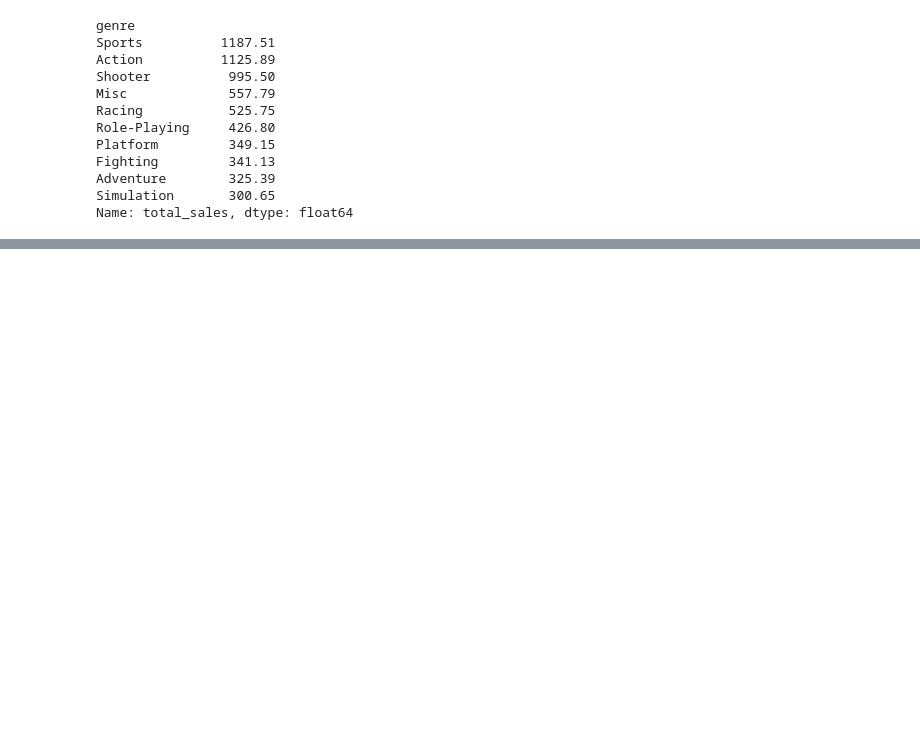
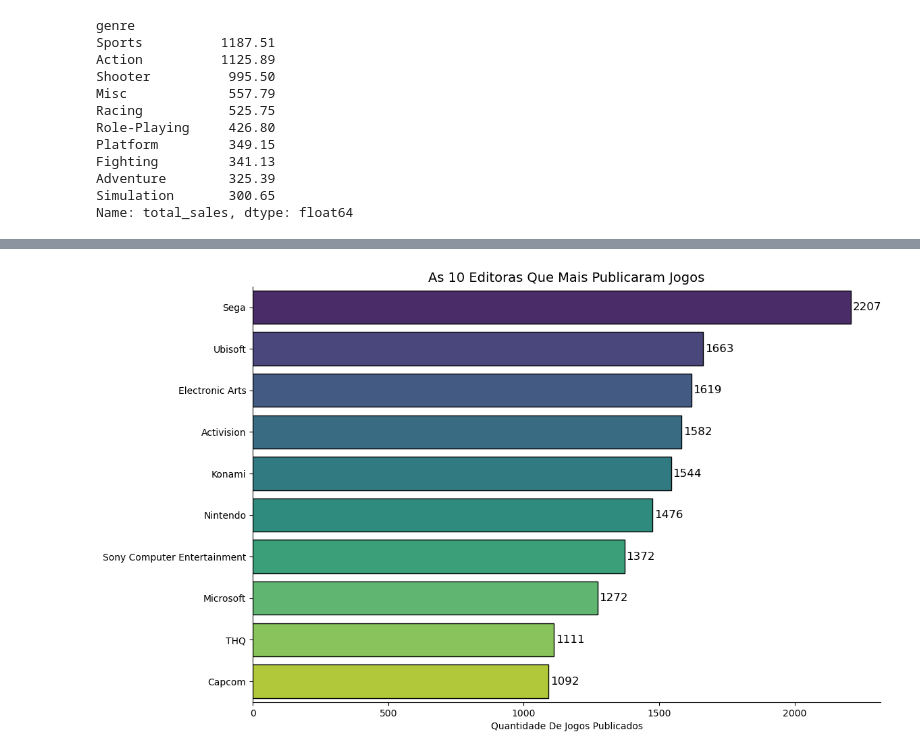
Before and after one commit to MatheusMorandi/Analise_Vendas_Jogos_2024, a Jupyter notebook: src/eda.ipynb, the cells around one changed output, grey strips where cells are left out. Saved outputs shown, nothing was run; the diff lists cells and outputs as text; code cells hidden in the pictures; blank space fills up the shorter version.

```diff
--- a/src/eda.ipynb
+++ b/src/eda.ipynb
@@ -337,0 +534,4 @@ plt.show()
+# %%
+editoras = ds.groupby("publisher").agg({"title" : "count", "total_sales" : "sum"}).reset_index()
+
+editoras
@@ -337,0 +552,13 @@ plt.show()
+# %%
+editoras_titulos = editoras.sort_values(by = "title", ascending = False).head(11)
+
+editoras_titulos = editoras_titulos.drop(editoras_titulos[editoras_titulos["publisher"] == "Unknown"].index)
+
+editoras_vendas = editoras.sort_values(by = "total_sales", ascending = False).head(10)
+
+
+print(editoras_titulos)
+
+print()
+
+print(editoras_vendas)
@@ -337,0 +583,25 @@ plt.show()
+# %%
+plt.figure(figsize = (12, 8))
+
+grafico_editoras = sns.barplot(
+                    x = editoras_titulos["title"],
+                    y = editoras_titulos["publisher"],
+                    palette = "viridis",
+                    hue = editoras_titulos["publisher"],
+                    edgecolor = "black",
+                    legend = False)
+
+for container in grafico_editoras.containers:
+    grafico_editoras.bar_label(container, padding = 2, fontsize = 12)
+
+plt.title("As 10 Editoras Que Mais Publicaram Jogos", pad = 5, fontsize = 14)
+
+plt.ylabel("")
+
+plt.xlabel("Quantidade De Jogos Publicados")
+
+sns.despine()
+
+plt.show()
+# %% [output]
+[figure, added]
```
Also changed, not shown: parts of 25 cells of this notebook, 1 other file.
